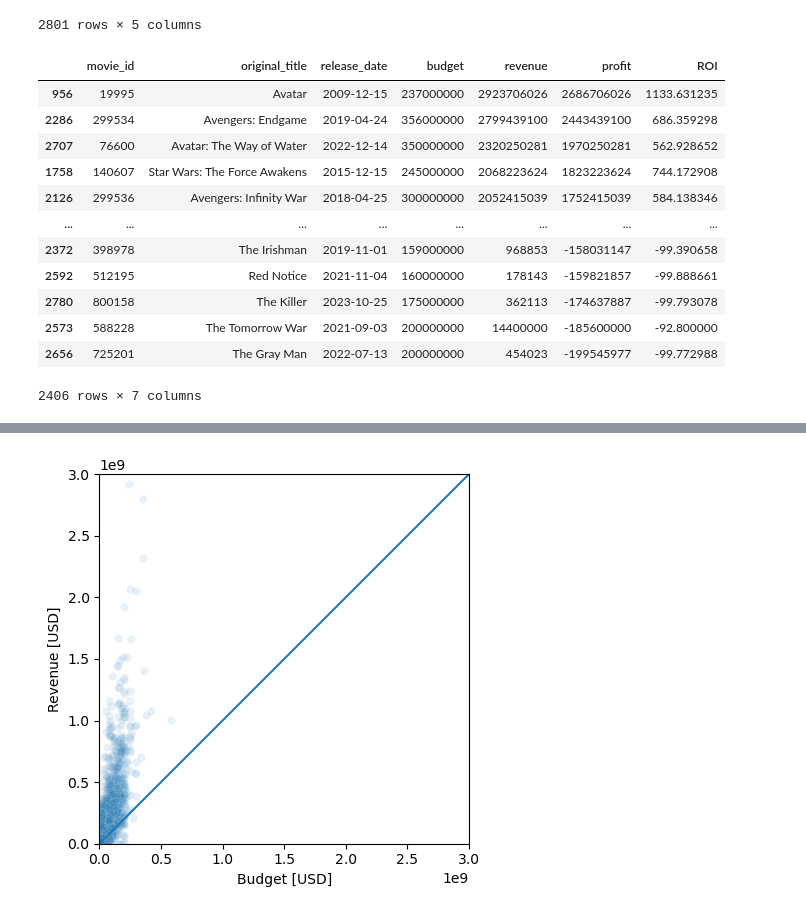
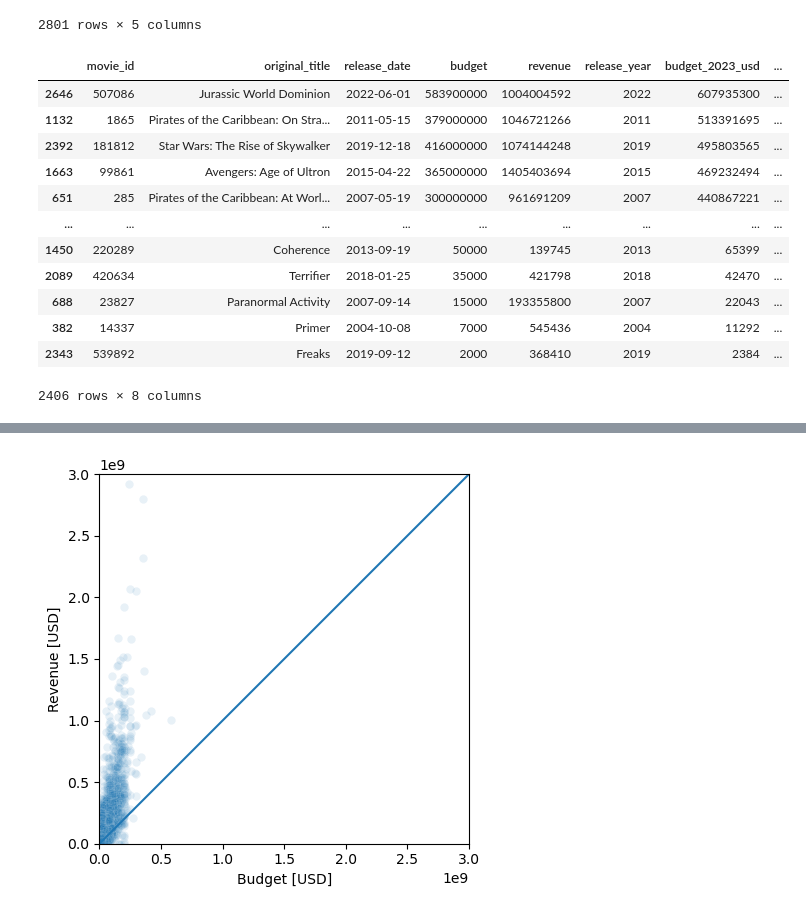
Before and after one commit to pbollhorn/bi-group-5-and-9, a Jupyter notebook: exam_project/pbtest.ipynb, the cells around one changed output, grey strips where cells are left out. Cells and saved outputs as stored; diff of their text form; code cells hidden in the pictures.

Commit message:
now adjusts both budget and revenue for inflation

```diff
--- a/exam_project/pbtest.ipynb
+++ b/exam_project/pbtest.ipynb
@@ -66,20 +66,48 @@ df_movies
 2801 rows × 5 columns
 # %%
 df_movies = df_movies[(df_movies['budget'] != 0) & (df_movies['revenue'] != 0)].copy()
-df_movies['profit'] = df_movies['revenue'] - df_movies['budget']
-df_movies['ROI'] = ( df_movies['profit'] / df_movies['budget'] )*100
-df_movies.sort_values(by="profit", ascending=False)
-# %% [output]
-|  | movie_id | original_title | release_date | budget | revenue | profit | ROI |
-| 956 | 19995 | Avatar | 2009-12-15 | 237000000 | 2923706026 | 2686706026 | 1133.631235 |
-| 2286 | 299534 | Avengers: Endgame | 2019-04-24 | 356000000 | 2799439100 | 2443439100 | 686.359298 |
-| 2707 | 76600 | Avatar: The Way of Water | 2022-12-14 | 350000000 | 2320250281 | 1970250281 | 562.928652 |
-| 1758 | 140607 | Star Wars: The Force Awakens | 2015-12-15 | 245000000 | 2068223624 | 1823223624 | 744.172908 |
-| 2126 | 299536 | Avengers: Infinity War | 2018-04-25 | 300000000 | 2052415039 | 1752415039 | 584.138346 |
-| ... | ... | ... | ... | ... | ... | ... | ... |
-| 2372 | 398978 | The Irishman | 2019-11-01 | 159000000 | 968853 | -158031147 | -99.390658 |
-| 2592 | 512195 | Red Notice | 2021-11-04 | 160000000 | 178143 | -159821857 | -99.888661 |
-| 2780 | 800158 | The Killer | 2023-10-25 | 175000000 | 362113 | -174637887 | -99.793078 |
-| 2573 | 588228 | The Tomorrow War | 2021-09-03 | 200000000 | 14400000 | -185600000 | -92.800000 |
-| 2656 | 725201 | The Gray Man | 2022-07-13 | 200000000 | 454023 | -199545977 | -99.772988 |
-2406 rows × 7 columns
+# %%
+# Convert release_data into proper datetime objects
+df_movies['release_date'] = pd.to_datetime(df_movies['release_date'])
+
+# Create year column
+df_movies['release_year'] = df_movies['release_date'].dt.year
+# %%
+# Convert budget to 2023 USD
+df_movies['budget_2023_usd'] = df_movies.apply(
+    lambda row: convert_usd(
+        original_amount=row['budget'],
+        original_year=row['release_year'],
+        new_year=2023,
+        cpi_by_year=cpi_by_year
+    ),
+    axis=1
+)
+
+# Convert revenue to 2023 USD
+df_movies['revenue_2023_usd'] = df_movies.apply(
+    lambda row: convert_usd(
+        original_amount=row['revenue'],
+        original_year=row['release_year'],
+        new_year=2023,
+        cpi_by_year=cpi_by_year
+    ),
+    axis=1
+)
+# %%
+df_movies
+df_movies.sort_values(by="budget_2023_usd", ascending=False)
+# %% [output]
+|  | movie_id | original_title | release_date | budget | revenue | release_year | budget_2023_usd | ... |
+| 2646 | 507086 | Jurassic World Dominion | 2022-06-01 | 583900000 | 1004004592 | 2022 | 607935300 | ... |
+| 1132 | 1865 | Pirates of the Caribbean: On Stra... | 2011-05-15 | 379000000 | 1046721266 | 2011 | 513391695 | ... |
+| 2392 | 181812 | Star Wars: The Rise of Skywalker | 2019-12-18 | 416000000 | 1074144248 | 2019 | 495803565 | ... |
+| 1663 | 99861 | Avengers: Age of Ultron | 2015-04-22 | 365000000 | 1405403694 | 2015 | 469232494 | ... |
+| 651 | 285 | Pirates of the Caribbean: At Worl... | 2007-05-19 | 300000000 | 961691209 | 2007 | 440867221 | ... |
+| ... | ... | ... | ... | ... | ... | ... | ... | ... |
+| 1450 | 220289 | Coherence | 2013-09-19 | 50000 | 139745 | 2013 | 65399 | ... |
+| 2089 | 420634 | Terrifier | 2018-01-25 | 35000 | 421798 | 2018 | 42470 | ... |
+| 688 | 23827 | Paranormal Activity | 2007-09-14 | 15000 | 193355800 | 2007 | 22043 | ... |
+| 382 | 14337 | Primer | 2004-10-08 | 7000 | 545436 | 2004 | 11292 | ... |
+| 2343 | 539892 | Freaks | 2019-09-12 | 2000 | 368410 | 2019 | 2384 | ... |
+2406 rows × 8 columns
```
Also changed, not shown: parts of 4 cells of this notebook, 1 other file.
